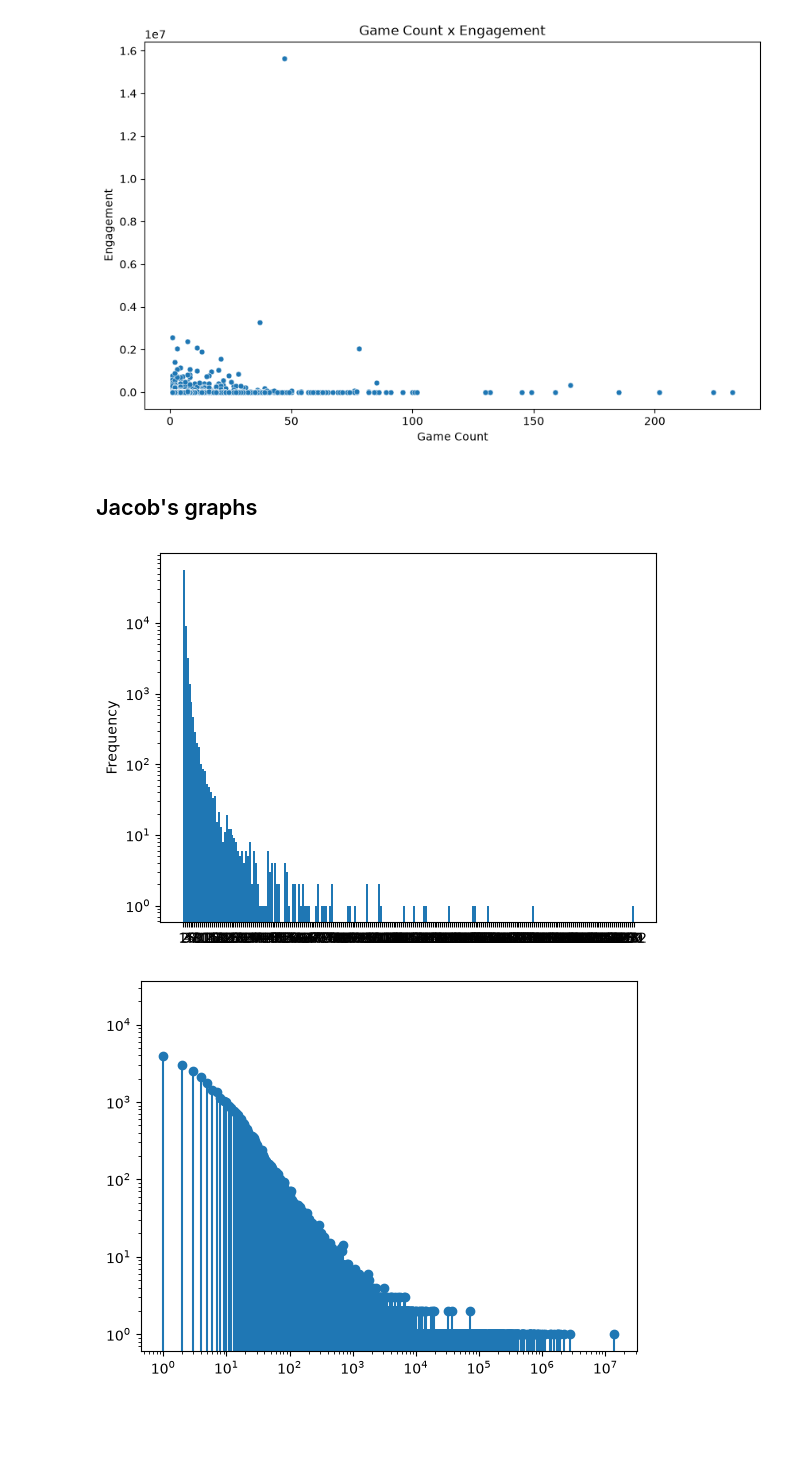
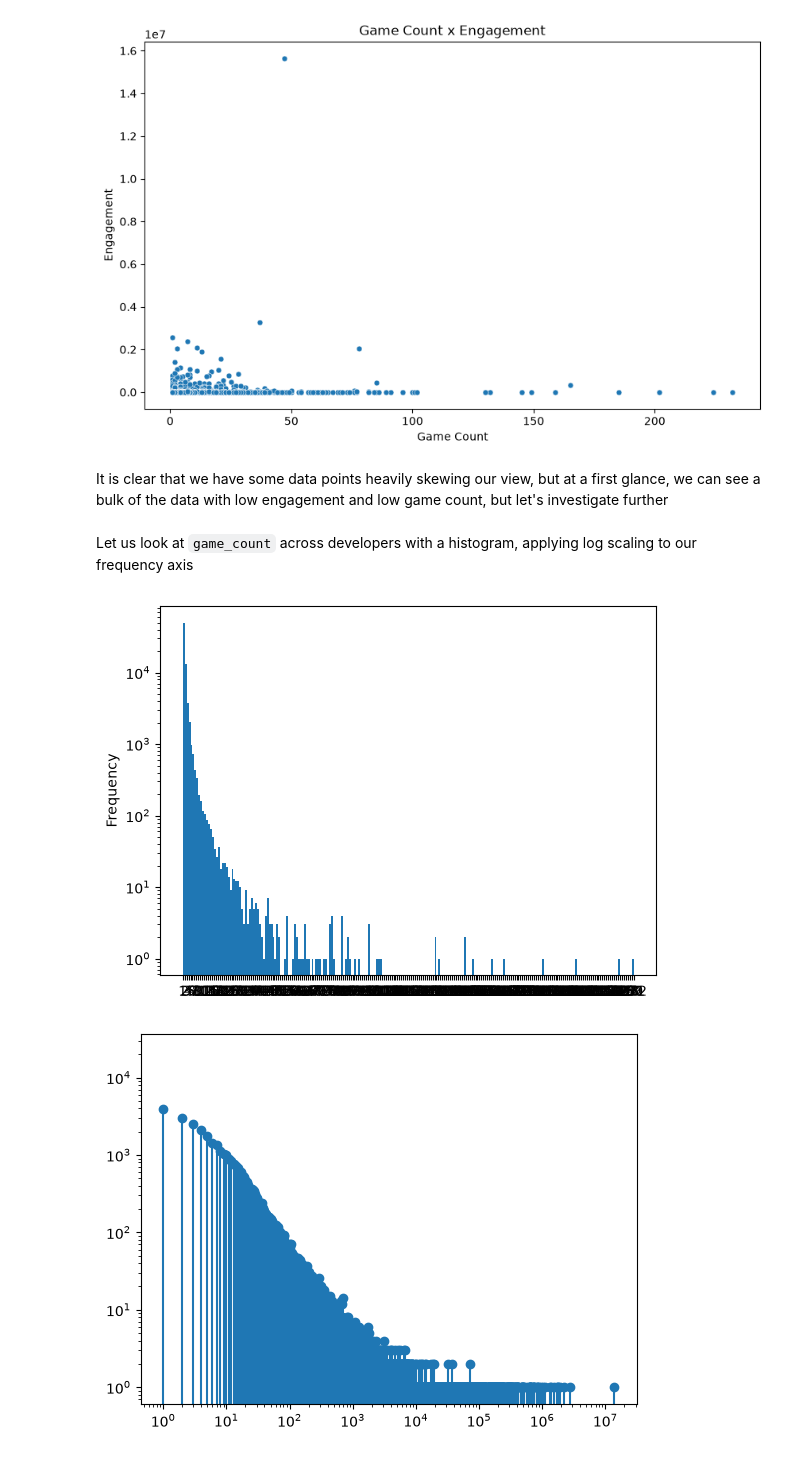
Before and after one commit to mangabe16/steam-developer-career-patterns, a Jupyter notebook: main.ipynb, the cells around one changed output. Saved outputs shown, nothing was run; the diff lists cells and outputs as text; code cells hidden in the pictures; blank space fills up the shorter version.

```diff
--- a/main.ipynb
+++ b/main.ipynb
@@ -48,7 +173,7 @@ For our analysis, we need a dataframe of developers, not of games. For this, let
 # %%
-df['Release date'] = pd.to_datetime(df['Release date'])
+df['Release date'] = pd.to_datetime(df['Release date']) # converting the release date to a pandas datetime object
 df['Effort'] = (
     df['Screenshots'].fillna('').str.count(',') +
     df['Screenshots'].notna().astype(int) +
     df['About the game'].fillna('').str.len() / 500
-)
+) # addding an effort metric to each game based on screenshot counts and description text lengths
@@ -171,17 +337,15 @@ plt.ylabel('Engagement')
 plt.show()
 # %% [output]
 [figure]
+# %% [markdown]
+It is clear that we have some data points heavily skewing our view, but at a first glance, we can see a bulk of the data with low engagement and low game count, but let's investigate further
 # %% [markdown]
-## Jacob's graphs
+Let us look at `game_count` across developers with a histogram, applying log scaling to our frequency axis
 # %%
-result = df.groupby("Developers").agg(
-    positive=("Positive", "sum"),
-    count=("Developers", "size")
-)
-maxX = round(result["count"].max())
-result["count"].plot.hist(bins=range(1,maxX+1))
+maxX = round(developers_df["game_count"].max())
+developers_df["game_count"].plot.hist(bins=range(1,maxX+1))
 plt.yscale("log")
 plt.xticks(range(1,maxX+1));
 # %% [output]
-[figure, old version]
+[figure, new version]
 # %%
```
Also changed, not shown: parts of 56 cells of this notebook, 2 other files.
